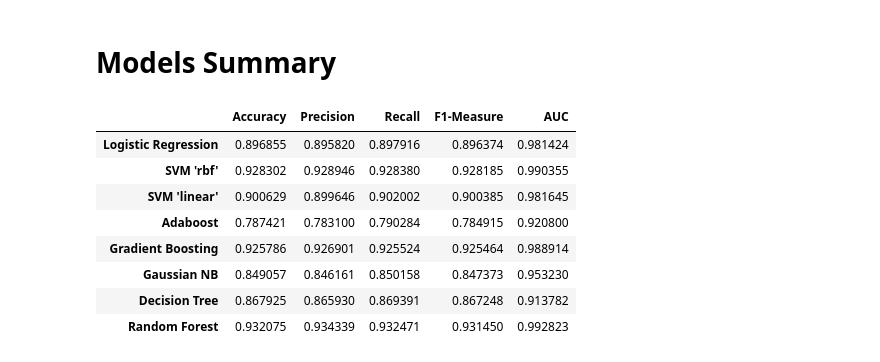
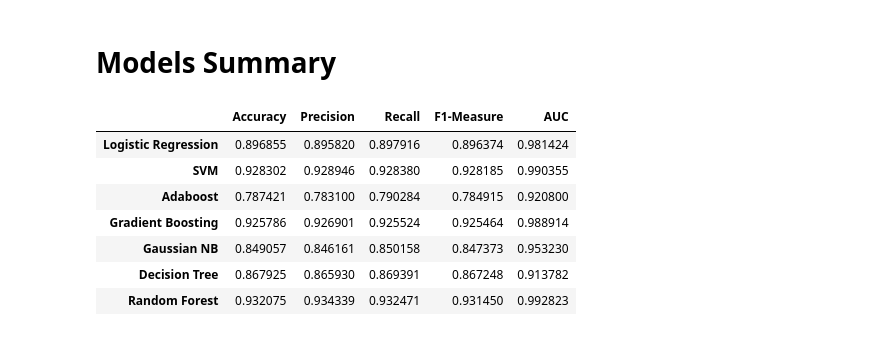
Before and after one commit to Geraldworks/BT4222, a Jupyter notebook: traditional_models_bag_difficult.ipynb, the cells around one changed output. Saved outputs shown, nothing was run; the diff lists cells and outputs as text; code cells hidden in the pictures.

Commit message:
Removed svm linear kernel

```diff
--- a/traditional_models_bag_difficult.ipynb
+++ b/traditional_models_bag_difficult.ipynb
@@ -131,15 +127,0 @@ software+engineer       0.88      0.92      0.90       211
-# %%
-svm_linear_model = SVC(random_state = 0, kernel = "linear", probability = True)
-svm_linear_model.fit(X_train, y_train_encoded)
-
-svm_linear_model_y_pred = svm_linear_model.predict(X_test)
-svm_linear_model_y_pred_prob = svm_linear_model.predict_proba(X_test)
-
-print(classification_report(y_test_encoded, svm_linear_model_y_pred, target_names = label_encoder.classes_))
-svm_linear_accuracy = accuracy_score(y_test_encoded, svm_linear_model_y_pred)
-svm_linear_precision = precision_score(y_test_encoded, svm_linear_model_y_pred, average = "macro")
-svm_linear_recall = recall_score(y_test_encoded, svm_linear_model_y_pred, average = "macro")
-svm_linear_f1 = f1_score(y_test_encoded, svm_linear_model_y_pred, average = "macro")
-svm_linear_auc = roc_auc_score(y_test_encoded, svm_linear_model_y_pred_prob, multi_class = "ovo")
-svm_linear_metrics = [svm_linear_accuracy, svm_linear_precision, svm_linear_recall, svm_linear_f1, svm_linear_auc]
-pd.DataFrame(svm_linear_metrics, index = ["Accuracy", "Precision", "Recall", "F1-Measure", "AUC"], columns = ["SVM 'linear'"]).T
@@ -309,14 +276,13 @@ software+engineer       0.88      0.94      0.91       211
 # %% [markdown]
 # Models Summary
 # %%
-all_metrics = [logistic_regression_metrics, svm_metrics, svm_linear_metrics, adaboost_metrics, gradient_boosting_metrics, gaussiannb_metrics, decision_tree_metrics, random_forest_metrics]
-metrics_summary = pd.DataFrame(all_metrics, columns = ["Accuracy", "Precision", "Recall", "F1-Measure", "AUC"], index = ["Logistic Regression", "SVM 'rbf'", "SVM 'linear'", "Adaboost", "Gradient Boosting", "Gaussian NB", "Decision Tree", "Random Forest"])
+all_metrics = [logistic_regression_metrics, svm_metrics, adaboost_metrics, gradient_boosting_metrics, gaussiannb_metrics, decision_tree_metrics, random_forest_metrics]
+metrics_summary = pd.DataFrame(all_metrics, columns = ["Accuracy", "Precision", "Recall", "F1-Measure", "AUC"], index = ["Logistic Regression", "SVM", "Adaboost", "Gradient Boosting", "Gaussian NB", "Decision Tree", "Random Forest"])
 metrics_summary
 # %% [output]
 |  | Accuracy | Precision | Recall | F1-Measure | AUC |
 | Logistic Regression | 0.896855 | 0.895820 | 0.897916 | 0.896374 | 0.981424 |
-| SVM 'rbf' | 0.928302 | 0.928946 | 0.928380 | 0.928185 | 0.990355 |
-| SVM 'linear' | 0.900629 | 0.899646 | 0.902002 | 0.900385 | 0.981645 |
+| SVM | 0.928302 | 0.928946 | 0.928380 | 0.928185 | 0.990355 |
 | Adaboost | 0.787421 | 0.783100 | 0.790284 | 0.784915 | 0.920800 |
 | Gradient Boosting | 0.925786 | 0.926901 | 0.925524 | 0.925464 | 0.988914 |
 | Gaussian NB | 0.849057 | 0.846161 | 0.850158 | 0.847373 | 0.953230 |
```
Also changed, not shown: parts of 10 cells of this notebook, 3 other files.
